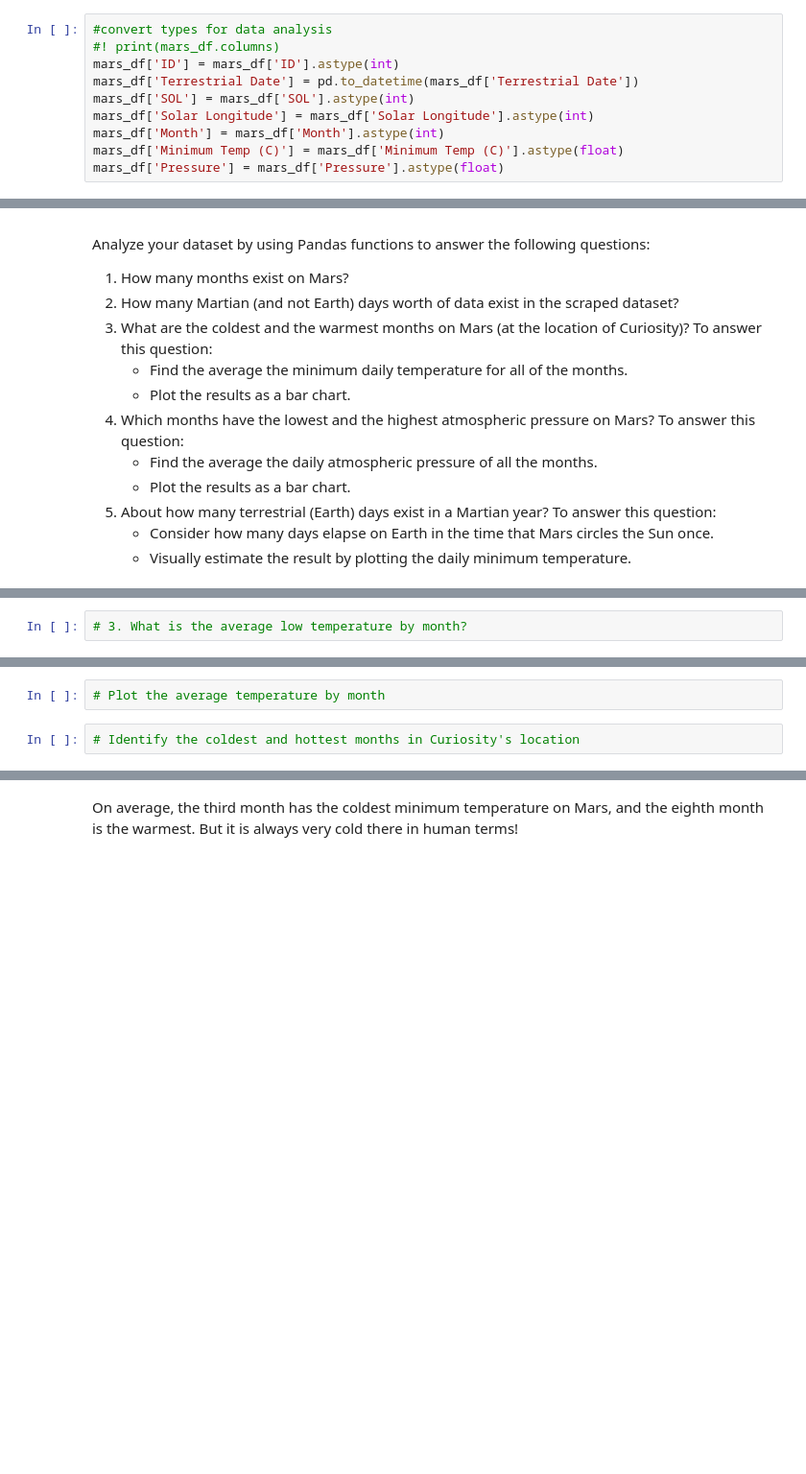
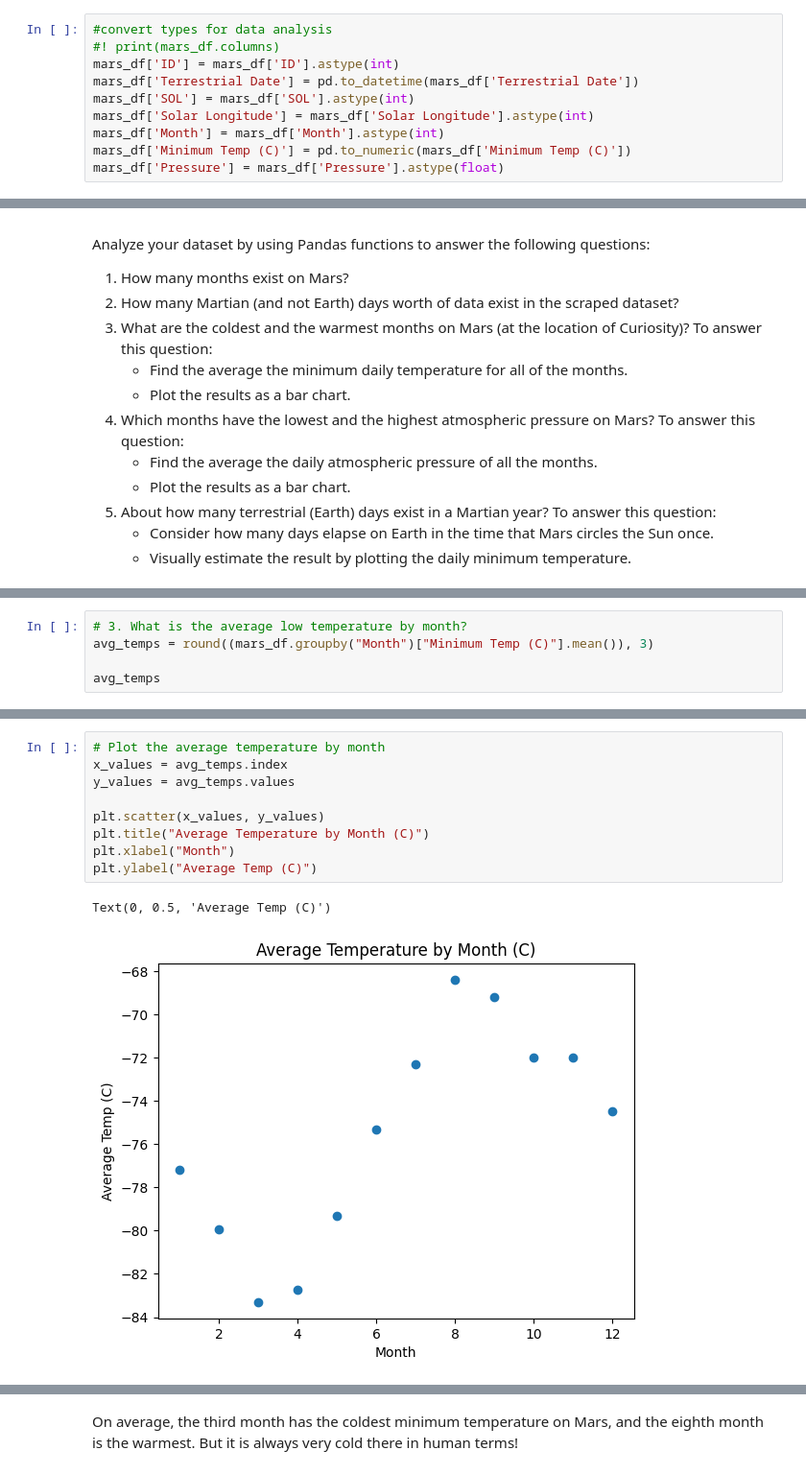
Before and after one commit to ginafender/mars-challenge, a Jupyter notebook: Starter_Code/part_2_mars_weather.ipynb, the cells around one changed output, grey strips where cells are left out. Shown: that part at 96% size. Cells and saved outputs as stored; diff of their text form; blank space fills up the shorter version.

```diff
--- a/Starter_Code/part_2_mars_weather.ipynb
+++ b/Starter_Code/part_2_mars_weather.ipynb
@@ -119,7 +126,7 @@ mars_df['Terrestrial Date'] = pd.to_datetime(mars_df['Terrestrial Date'])
 mars_df['SOL'] = mars_df['SOL'].astype(int)
 mars_df['Solar Longitude'] = mars_df['Solar Longitude'].astype(int)
 mars_df['Month'] = mars_df['Month'].astype(int)
-mars_df['Minimum Temp (C)'] = mars_df['Minimum Temp (C)'].astype(float)
+mars_df['Minimum Temp (C)'] = pd.to_numeric(mars_df['Minimum Temp (C)'])
 mars_df['Pressure'] = mars_df['Pressure'].astype(float)
 # %%
 # Confirm type changes were successful by examining data types again
@@ -157,2 +170,5 @@ Analyze your dataset by using Pandas functions to answer the following questions
 # %%
 # 3. What is the average low temperature by month?
+avg_temps = round((mars_df.groupby("Month")["Minimum Temp (C)"].mean()), 3)
+
+avg_temps
@@ -159,4 +190,12 @@ Analyze your dataset by using Pandas functions to answer the following questions
-# %%
-# Plot the average temperature by month
-# %%
-# Identify the coldest and hottest months in Curiosity's location
+# %%
+# Plot the average temperature by month
+x_values = avg_temps.index
+y_values = avg_temps.values
+
+plt.scatter(x_values, y_values)
+plt.title("Average Temperature by Month (C)")
+plt.xlabel("Month")
+plt.ylabel("Average Temp (C)")
+# %% [output]
+Text(0, 0.5, 'Average Temp (C)')
+[figure, added]
```
Also changed, not shown: parts of 12 cells of this notebook, 1 other file.
